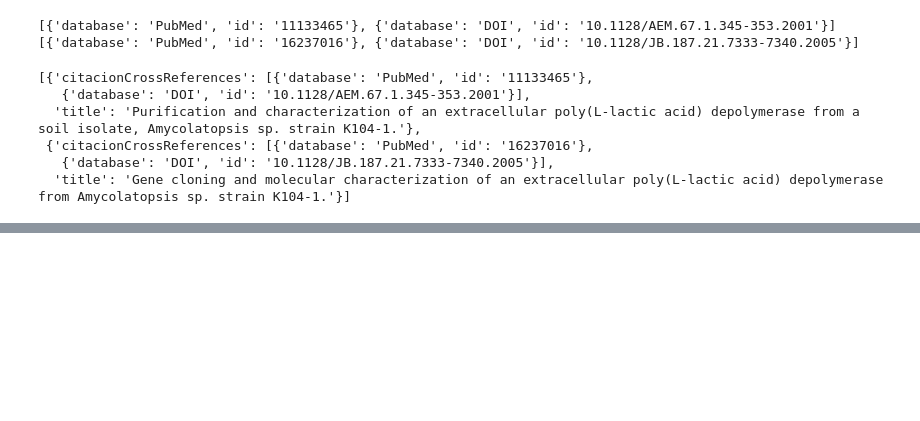
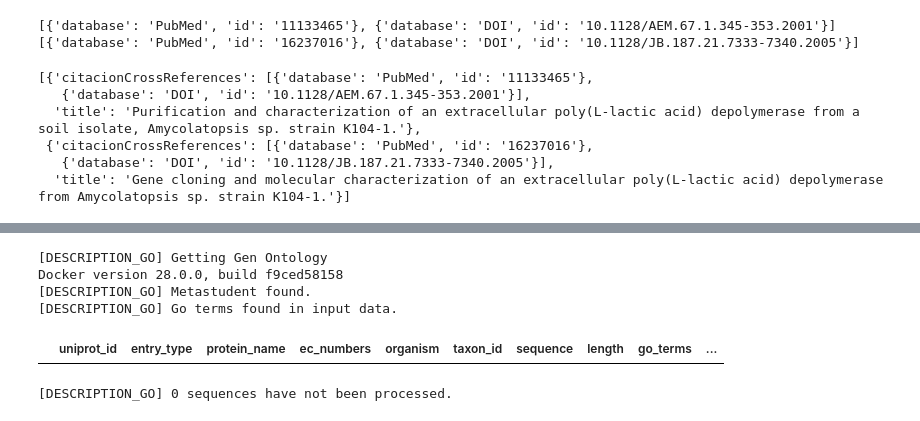
Before and after one commit to ProteinEngineering-PESB2/BioSeqDownloader, a Jupyter notebook: tests.ipynb, the cells around one changed output, grey strips where cells are left out. Saved outputs shown, nothing was run; the diff lists cells and outputs as text; code cells hidden in the pictures; blank space fills up the shorter version.

```diff
--- a/tests.ipynb
+++ b/tests.ipynb
@@ -91,0 +340,72 @@ references_list
+# %%
+DOCKER_IMAGE_NAME = "metastudent"
+DOCKER_CONTAINER_NAME = "metastudent_container"
+HOST_INPUT_FILE = os.path.abspath("tmp/sequences.fasta")
+HOST_OUTPUT_DIR = os.path.abspath("tmp/")
+CONTAINER_INPUT_FILE = "/app/input.fasta"
+CONTAINER_OUTPUT_FILE = "/app/output.result"
+
+
+print("[DESCRIPTION_GO] Getting Gen Ontology")
+tqdm.pandas()
+
+if not check_dependencies(DOCKER_IMAGE_NAME):
+    print("[DESCRIPTION_GO] Metastudent not found. Installing...")
+    install_dependencies(DOCKER_IMAGE_NAME)
+else:
+    print("[DESCRIPTION_GO] Metastudent found.")
+
+input_df = pd.read_csv("results/umami_uniprot.csv")
+obsolete_df = pd.read_csv("scripts/resources/amiGO_data.csv", sep="\t", names=["id_go", "description", "is_obsolete"])
+input_df['go_terms'] = input_df['go_terms'].apply(lambda x: ast.literal_eval(x) if isinstance(x, str) else x)
+
+parsed_df = pd.DataFrame()
+if os.path.isfile(f"{HOST_OUTPUT_DIR}/output.BPO.txt") and \
+        os.path.isfile(f"{HOST_OUTPUT_DIR}/output.CCO.txt") and \
+        os.path.isfile(f"{HOST_OUTPUT_DIR}/output.MFO.txt"):
+    print("[DESCRIPTION_GO] Metastudent results found.")
+    parsed_df = parse_outputs("uniprot_id")
+
+# Filter input_df with go_terms ~= null
+input_df_with_go_terms = input_df[input_df["go_terms"].apply(lambda x: isinstance(x, list) and len(x) > 0)]
+input_df = input_df[input_df["go_terms"].apply(lambda x: isinstance(x, list) and len(x) == 0)]
+
+if not input_df_with_go_terms.empty:
+    print("[DESCRIPTION_GO] Go terms found in input data.")
+    input_df_with_go_terms = input_df_with_go_terms[["uniprot_id", "go_terms"]]
+    input_df_with_go_terms = input_df_with_go_terms.explode("go_terms")
+    parsed_df = pd.concat(
+        [
+            parsed_df,
+            pd.merge(
+                input_df_with_go_terms,
+                obsolete_df,
+                left_on="go_terms",
+                right_on="id_go",
+                how="left"
+            )
+            .drop(columns=["go_terms"])
+            .rename(columns={"id_go": "go"})
+        ]
+    )
+
+input_df
+# %% [output]
+[DESCRIPTION_GO] Getting Gen Ontology
+Docker version 28.0.0, build f9ced58158
+[DESCRIPTION_GO] Metastudent found.
+[DESCRIPTION_GO] Go terms found in input data.
+|  | uniprot_id | entry_type | protein_name | ec_numbers | organism | taxon_id | sequence | length | go_terms | ... |
+# %%
+if not parsed_df.empty:
+    # Check if all sequences have been processed
+    parsed_ids = parsed_df["uniprot_id"].unique()
+    input_ids = input_df["uniprot_id"].unique()
+    if len(parsed_ids) == len(input_ids):
+        print("[DESCRIPTION_GO] All sequences have been processed.")
+        input_df = pd.DataFrame()
+    else:
+        input_df = input_df[~input_df["uniprot_id"].isin(parsed_ids)]
+        print(f"[DESCRIPTION_GO] {len(input_df)} sequences have not been processed.")
+# %% [output]
+[DESCRIPTION_GO] 0 sequences have not been processed.
```
Also changed, not shown: parts of 9 cells of this notebook, 10 other files.
